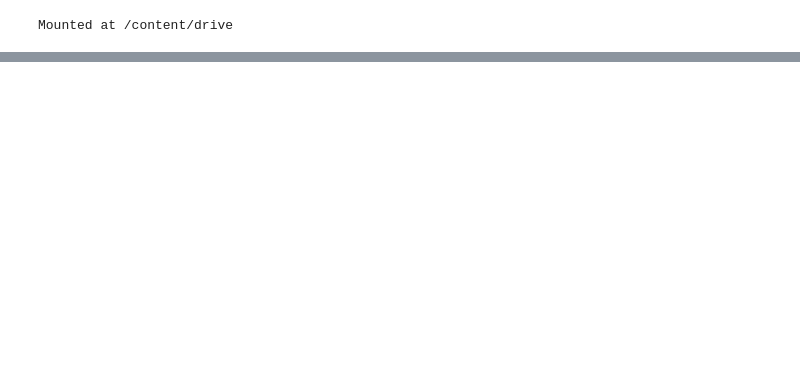
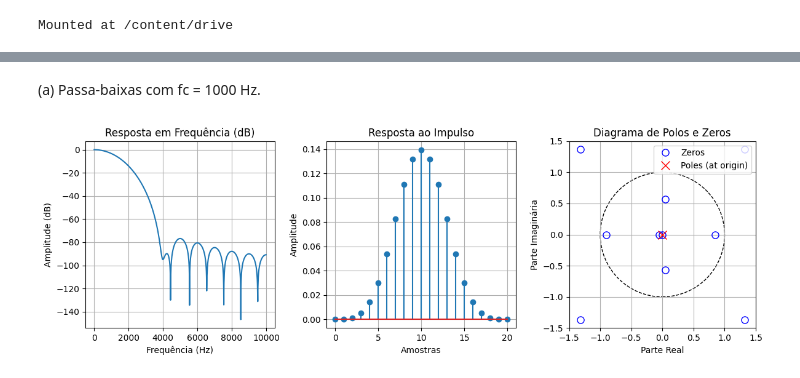
Before and after one commit to masterAristocats/Trabalho-Processamento-de-Sinais-I-7, a Jupyter notebook: rep.ipynb, the cells around one changed output, grey strips where cells are left out. Drawn from its saved outputs; the diff is of its cells as text; code cells hidden in the pictures; blank space fills up the shorter version.

```diff
--- a/rep.ipynb
+++ b/rep.ipynb
@@ -410,0 +16,77 @@ plot_q2_analysis(h_ideal_2c, r"Questão 2(c) - Filtro Passa-Altas (Corte em $\pi
+# %% [markdown]
+(a) Passa-baixas com fc = 1000 Hz.
+# %%
+import numpy as np
+import matplotlib.pyplot as plt
+from scipy import signal
+
+def projetar_fir(ordem, fc, fc2, fs, tipo_filtro, janela):
+    nyq = 0.5 * fs
+    if tipo_filtro == 'passa-baixas':
+        norm_fc = fc / nyq
+        taps = signal.firwin(ordem + 1, norm_fc, window=janela, pass_zero=True)
+    elif tipo_filtro == 'passa-altas':
+        norm_fc = fc / nyq
+        taps = signal.firwin(ordem + 1, norm_fc, window=janela, pass_zero=False)
+    elif tipo_filtro == 'passa-faixas':
+        norm_fc1 = fc / nyq
+        norm_fc2 = fc2 / nyq
+        taps = signal.firwin(ordem + 1, [norm_fc1, norm_fc2], window=janela, pass_zero=False)
+    elif tipo_filtro == 'rejeita-faixas':
+        norm_fc1 = fc / nyq
+        norm_fc2 = fc2 / nyq
+        taps = signal.firwin(ordem + 1, [norm_fc1, norm_fc2], window=janela, pass_zero=True)
+    else:
+        raise ValueError("Tipo de filtro não suportado.")
+    return taps
+
+# Exemplo para o item 1(a): Passa-baixas M=20
+h = projetar_fir(20, 1000, 0, 20000, 'passa-baixas', 'blackman')
+
+# Plotagem da Resposta em Frequência
+w, h_resp = signal.freqz(h, 1, worN=1024)
+plt.figure(figsize=(12, 4))
+plt.subplot(1, 3, 1)
+plt.plot((w/np.pi)*(20000/2), 20*np.log10(abs(h_resp) + 1e-10))
+plt.title('Resposta em Frequência (dB)')
+plt.xlabel('Frequência (Hz)')
+plt.ylabel('Amplitude (dB)')
+plt.grid(True)
+
+# Plotagem da Resposta ao Impulso
+plt.subplot(1, 3, 2)
+plt.stem(np.arange(len(h)), h) # Removed use_line_collection=True
+plt.title('Resposta ao Impulso')
+plt.xlabel('Amostras')
+plt.ylabel('Amplitude')
+plt.grid(True)
+
+# Plotagem do Diagrama de Polos e Zeros
+plt.subplot(1, 3, 3)
+# FIR filters only have zeros (poles are at the origin)
+z = np.roots(h) # Roots of the polynomial are the zeros
+
+# Plot unit circle
+unit_circle = plt.Circle((0,0), 1, color='black', fill=False, linestyle='--')
+ax = plt.gca()
+ax.add_patch(unit_circle)
+
+# Plot zeros
+plt.plot(np.real(z), np.imag(z), 'o', markersize=8, markerfacecolor='none', markeredgecolor='blue', label='Zeros')
+
+# For FIR, all poles are at the origin
+plt.plot(0, 0, 'x', markersize=10, markeredgecolor='red', label='Poles (at origin)')
+
+plt.title('Diagrama de Polos e Zeros')
+plt.xlabel('Parte Real')
+plt.ylabel('Parte Imaginária')
+plt.xlim([-1.5, 1.5])
+plt.ylim([-1.5, 1.5])
+plt.grid(True)
+plt.legend()
+plt.gca().set_aspect('equal', adjustable='box')
+
+plt.tight_layout()
+plt.show()
+# %% [output]
+[figure, added]
```
Also changed, not shown: parts of 50 cells of this notebook.
